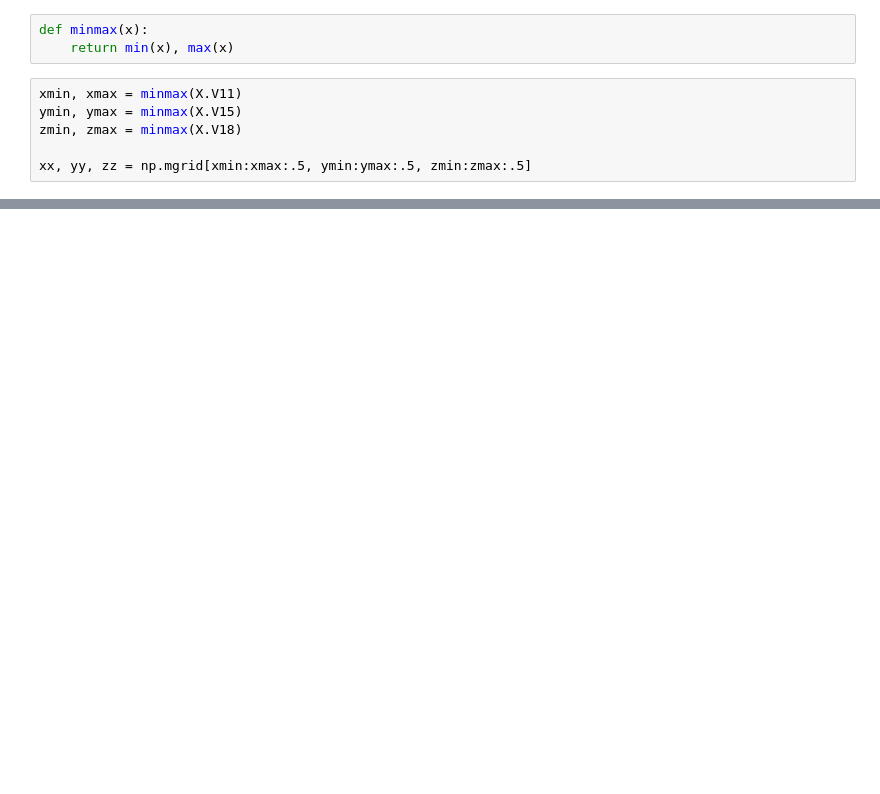
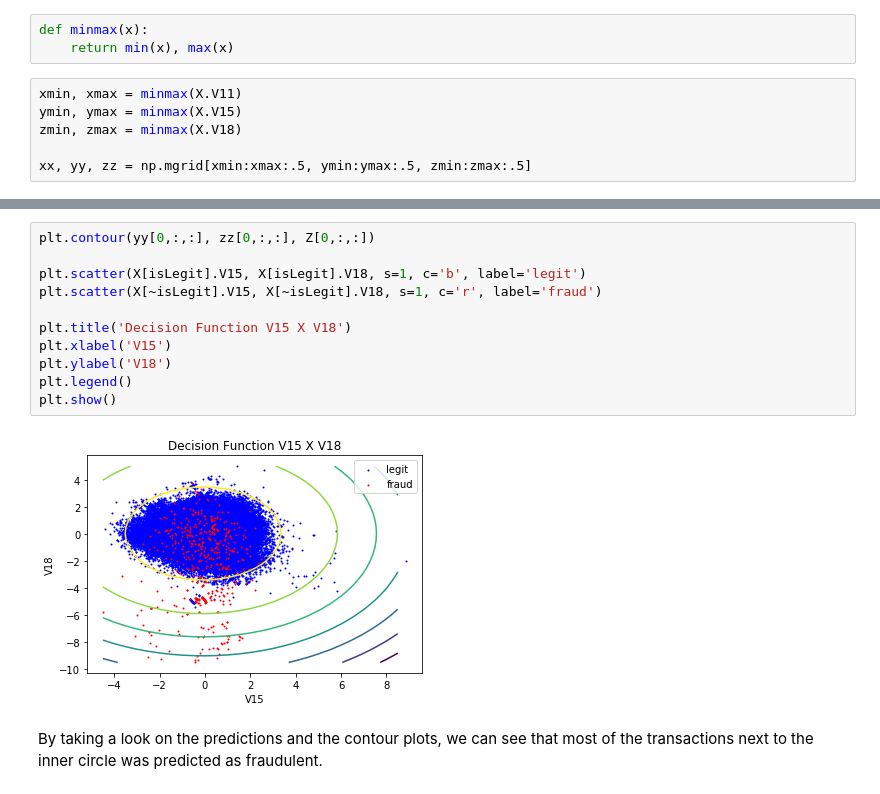
Before and after one commit to NekuSakuraba/machine-learning, a Jupyter notebook: projects/capstone/project/Benchmark - #02 One-class SVM.ipynb, the cells around one changed output, grey strips where cells are left out. Drawn from its saved outputs; the diff is of its cells as text; blank space fills up the shorter version.

```diff
--- a/projects/capstone/project/Benchmark - #02 One-class SVM.ipynb
+++ b/projects/capstone/project/Benchmark - #02 One-class SVM.ipynb
@@ -156,0 +172,15 @@ plt.show()
+# %%
+plt.contour(yy[0,:,:], zz[0,:,:], Z[0,:,:])
+
+plt.scatter(X[isLegit].V15, X[isLegit].V18, s=1, c='b', label='legit')
+plt.scatter(X[~isLegit].V15, X[~isLegit].V18, s=1, c='r', label='fraud')
+
+plt.title('Decision Function V15 X V18')
+plt.xlabel('V15')
+plt.ylabel('V18')
+plt.legend()
+plt.show()
+# %% [output]
+[figure, added]
+# %% [markdown]
+By taking a look on the predictions and the contour plots, we can see that most of the transactions next to the inner circle was predicted as fraudulent.
```
Also changed, not shown: parts of 40 cells of this notebook.
